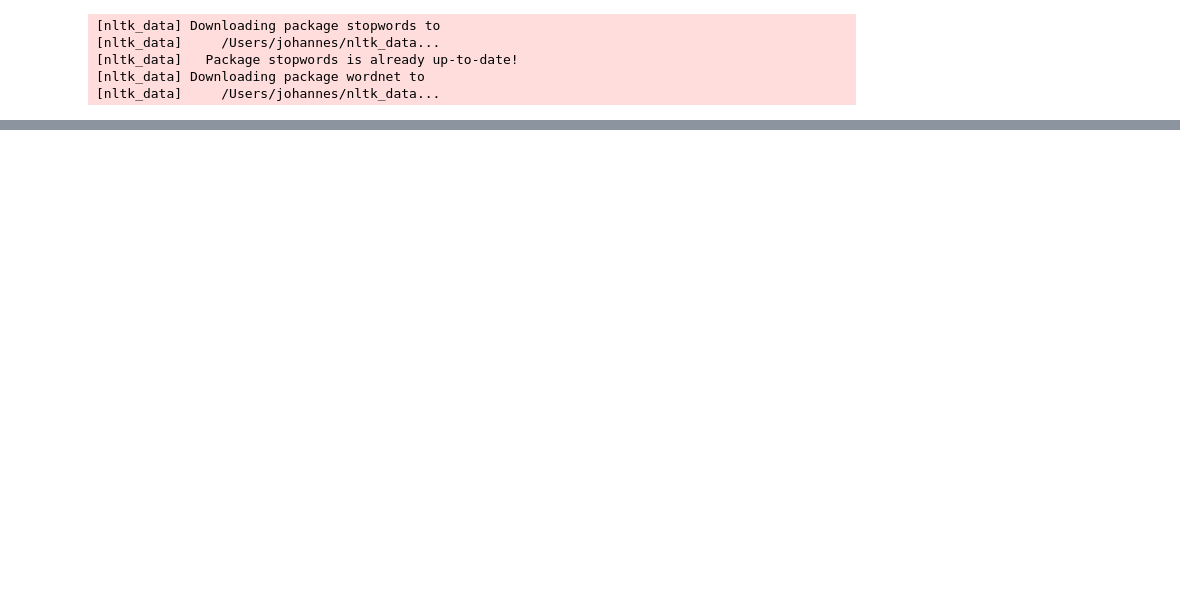
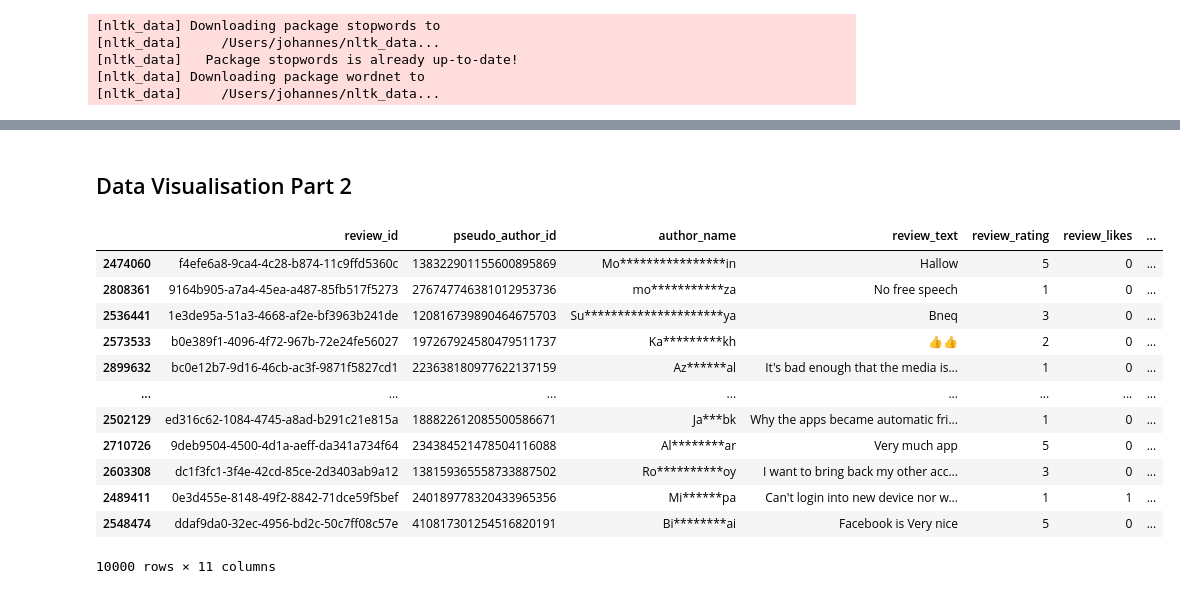
Before and after one commit to juanitopepito97/CA_projects-, a Jupyter notebook: Johannes_Loos_Int_MLDataVis-Hdip-DA-for-Business.ipynb, the cells around one changed output, grey strips where cells are left out. Saved outputs shown, nothing was run; the diff lists cells and outputs as text; code cells hidden in the pictures; blank space fills up the shorter version.

```diff
--- a/Johannes_Loos_Int_MLDataVis-Hdip-DA-for-Business.ipynb
+++ b/Johannes_Loos_Int_MLDataVis-Hdip-DA-for-Business.ipynb
@@ -639,0 +702,18 @@ panel
+# %% [markdown]
+## Data Visualisation Part 2
+# %%
+df_sample.sort_values(by='Topic', ascending=True)
+# %% [output]
+|  | review_id | pseudo_author_id | author_name | review_text | review_rating | review_likes | ... |
+| 2474060 | f4efe6a8-9ca4-4c28-b874-11c9ffd5360c | 138322901155600895869 | Mo****************in | Hallow | 5 | 0 | ... |
+| 2808361 | 9164b905-a7a4-45ea-a487-85fb517f5273 | 276747746381012953736 | mo***********za | No free speech | 1 | 0 | ... |
+| 2536441 | 1e3de95a-51a3-4668-af2e-bf3963b241de | 120816739890464675703 | Su*********************ya | Bneq | 3 | 0 | ... |
+| 2573533 | b0e389f1-4096-4f72-967b-72e24fe56027 | 197267924580479511737 | Ka*********kh | 👍👍 | 2 | 0 | ... |
+| 2899632 | bc0e12b7-9d16-46cb-ac3f-9871f5827cd1 | 223638180977622137159 | Az******al | It's bad enough that the media is... | 1 | 0 | ... |
+| ... | ... | ... | ... | ... | ... | ... | ... |
+| 2502129 | ed316c62-1084-4745-a8ad-b291c21e815a | 188822612085500586671 | Ja***bk | Why the apps became automatic fri... | 1 | 0 | ... |
+| 2710726 | 9deb9504-4500-4d1a-aeff-da341a734f64 | 234384521478504116088 | Al********ar | Very much app | 5 | 0 | ... |
+| 2603308 | dc1f3fc1-3f4e-42cd-85ce-2d3403ab9a12 | 138159365558733887502 | Ro**********oy | I want to bring back my other acc... | 3 | 0 | ... |
+| 2489411 | 0e3d455e-8148-49f2-8842-71dce59f5bef | 240189778320433965356 | Mi******pa | Can't login into new device nor w... | 1 | 1 | ... |
+| 2548474 | ddaf9da0-32ec-4956-bd2c-50c7ff08c57e | 410817301254516820191 | Bi********ai | Facebook is Very nice | 5 | 0 | ... |
+10000 rows × 11 columns
```
Also changed, not shown: parts of 11 cells of this notebook.
